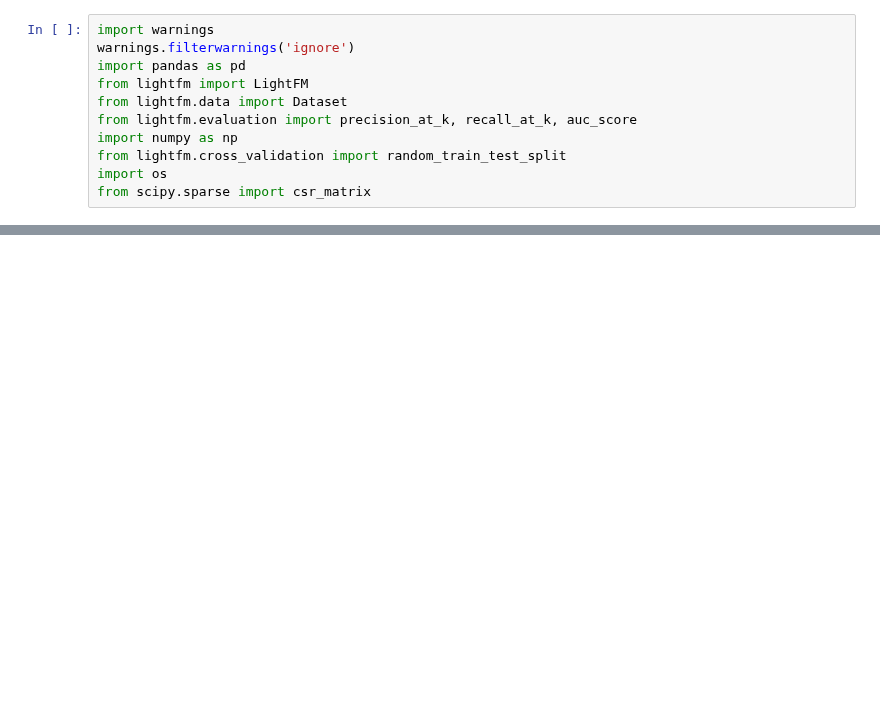
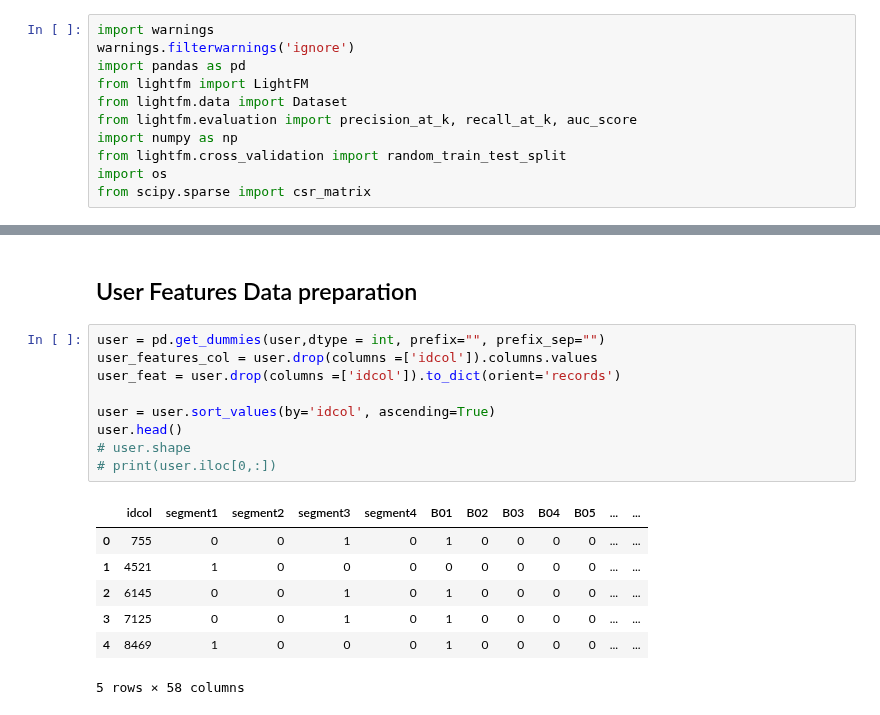
Before and after one commit to lizesteyn/FNBdataquest, a Jupyter notebook: LightFM_2.ipynb, the cells around one changed output, grey strips where cells are left out. Drawn from its saved outputs; the diff is of its cells as text; blank space fills up the shorter version.

```diff
--- a/LightFM_2.ipynb
+++ b/LightFM_2.ipynb
@@ -77,0 +133,19 @@ interact_cols = ["interaction", ""]
+# %% [markdown]
+## User Features Data preparation
+# %%
+user = pd.get_dummies(user,dtype = int, prefix="", prefix_sep="")
+user_features_col = user.drop(columns =['idcol']).columns.values
+user_feat = user.drop(columns =['idcol']).to_dict(orient='records')
+
+user = user.sort_values(by='idcol', ascending=True)
+user.head()
+# user.shape
+# print(user.iloc[0,:])
+# %% [output]
+|  | idcol | segment1 | segment2 | segment3 | segment4 | B01 | B02 | B03 | B04 | B05 | ... | ... |
+| 0 | 755 | 0 | 0 | 1 | 0 | 1 | 0 | 0 | 0 | 0 | ... | ... |
+| 1 | 4521 | 1 | 0 | 0 | 0 | 0 | 0 | 0 | 0 | 0 | ... | ... |
+| 2 | 6145 | 0 | 0 | 1 | 0 | 1 | 0 | 0 | 0 | 0 | ... | ... |
+| 3 | 7125 | 0 | 0 | 1 | 0 | 1 | 0 | 0 | 0 | 0 | ... | ... |
+| 4 | 8469 | 1 | 0 | 0 | 0 | 1 | 0 | 0 | 0 | 0 | ... | ... |
+5 rows × 58 columns
```
Also changed, not shown: parts of 31 cells of this notebook.
